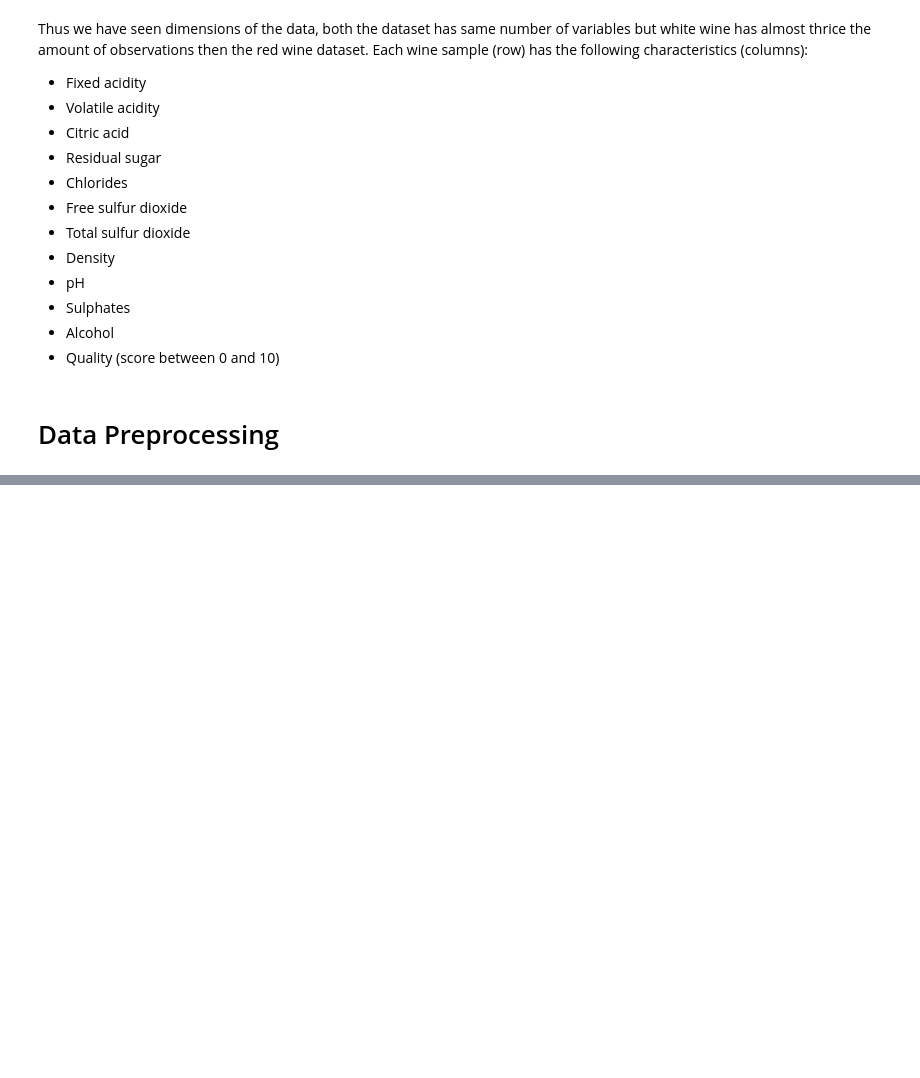
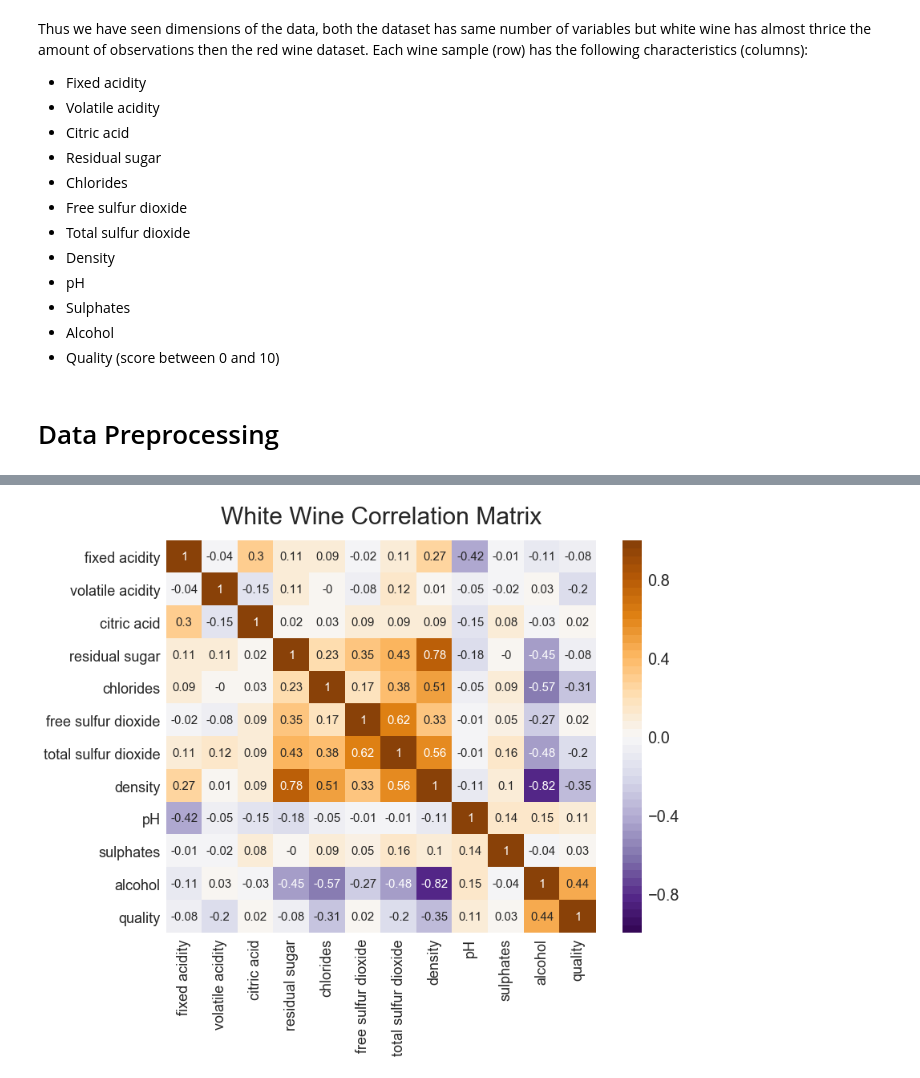
Before and after one commit to nishanthgandhidoss/Wine-Quality, a Jupyter notebook: Wine Quality.ipynb, the cells around one changed output, grey strips where cells are left out. Saved outputs shown, nothing was run; the diff lists cells and outputs as text; code cells hidden in the pictures; blank space fills up the shorter version.

```diff
--- a/Wine Quality.ipynb
+++ b/Wine Quality.ipynb
@@ -108,0 +281,4 @@ Let us first check the data for missing values in it.
+# %%
+confusion_matrix_plot(wine_white_df, title = "White Wine Correlation Matrix")
+# %% [output]
+[figure, added]
```
Also changed, not shown: parts of 56 cells of this notebook, 24 other files.
